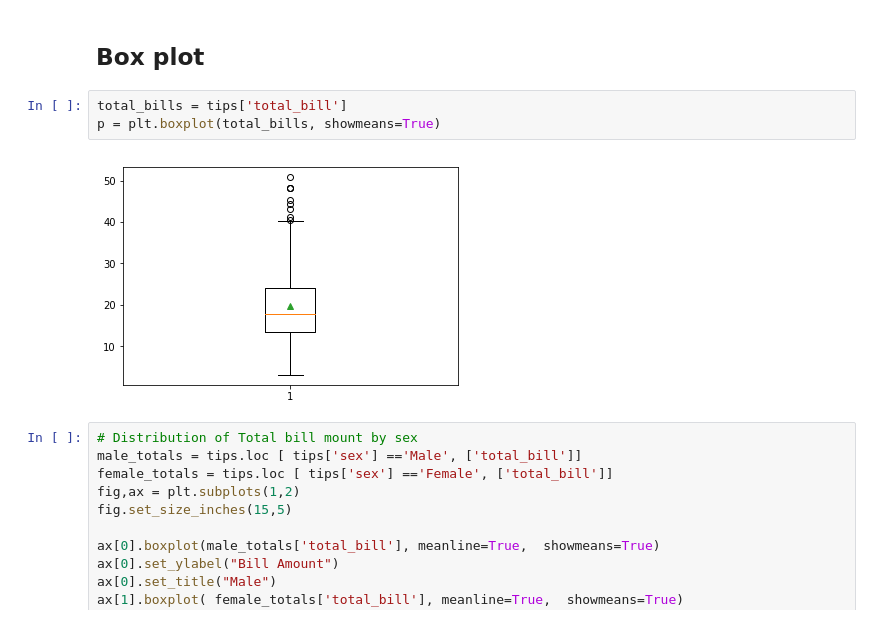
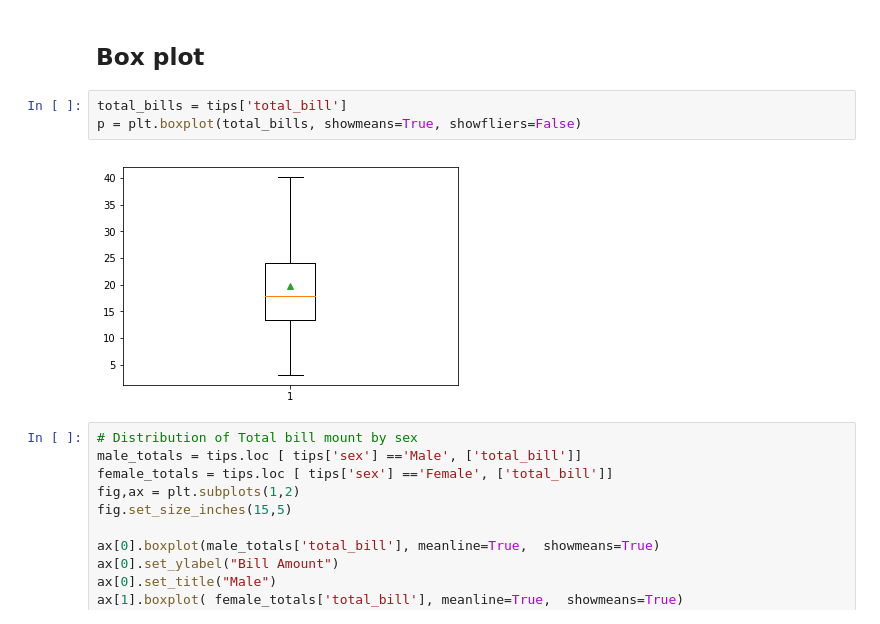
Before and after one commit to srikanth-neelam/DS_21_MAR_2019, a Jupyter notebook: matplotlib_tips.ipynb, the cells around one changed output. Saved outputs shown, nothing was run; the diff lists cells and outputs as text.

```diff
--- a/matplotlib_tips.ipynb
+++ b/matplotlib_tips.ipynb
@@ -260,9 +228,9 @@ ax[2].plot(X,Y,'ro', X,line)
 ## Box plot
 # %%
 total_bills = tips['total_bill']
-p = plt.boxplot(total_bills, showmeans=True)
+p = plt.boxplot(total_bills, showmeans=True, showfliers=False)
 # %% [output]
-[figure, old version]
+[figure, new version]
 # %%
 # Distribution of Total bill mount by sex
 male_totals = tips.loc [ tips['sex'] =='Male', ['total_bill']]
```
Also changed, not shown: parts of 11 cells of this notebook, 2 other files.
